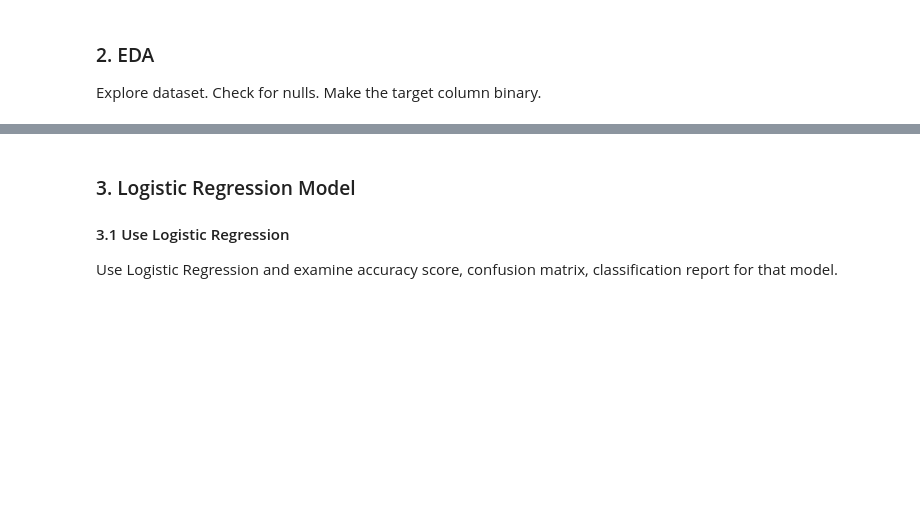
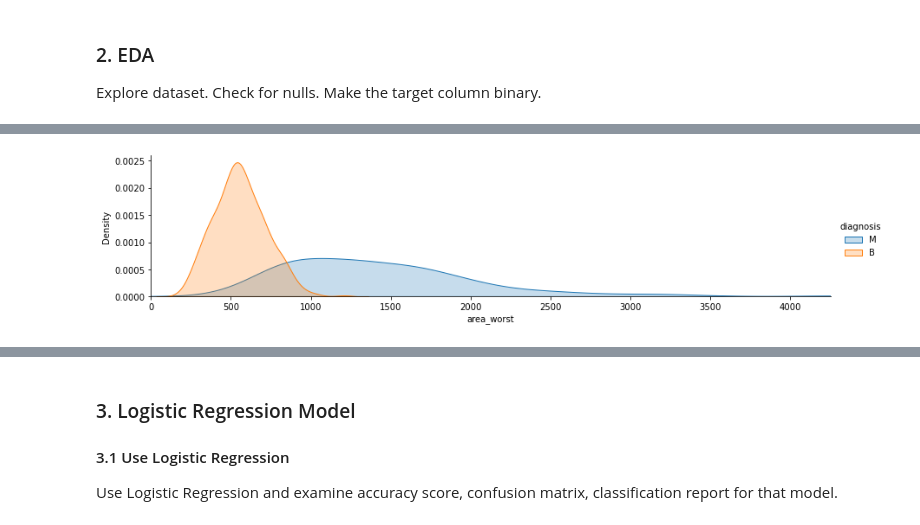
Before and after one commit to NPHansen/DS_AI, a Jupyter notebook: Lab 5/IOD_Lab_5_1_1.ipynb, the cells around one changed output, grey strips where cells are left out. Saved outputs shown, nothing was run; the diff lists cells and outputs as text; code cells hidden in the pictures; blank space fills up the shorter version.

```diff
--- a/Lab 5/IOD_Lab_5_1_1.ipynb
+++ b/Lab 5/IOD_Lab_5_1_1.ipynb
@@ -59,0 +175,4 @@ Explore dataset. Check for nulls. Make the target column binary.
+# %%
+facet(df, 'area_worst')
+# %% [output]
+[figure, added]
```
Also changed, not shown: parts of 51 cells of this notebook.
